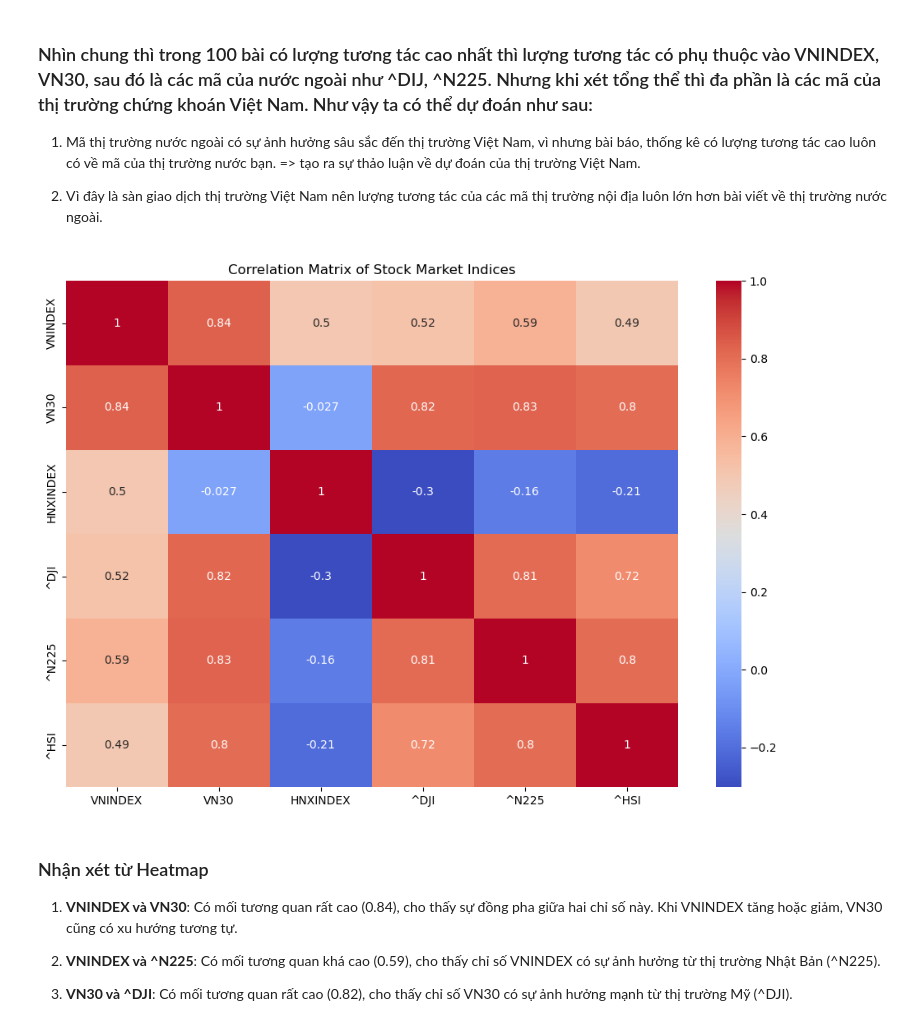
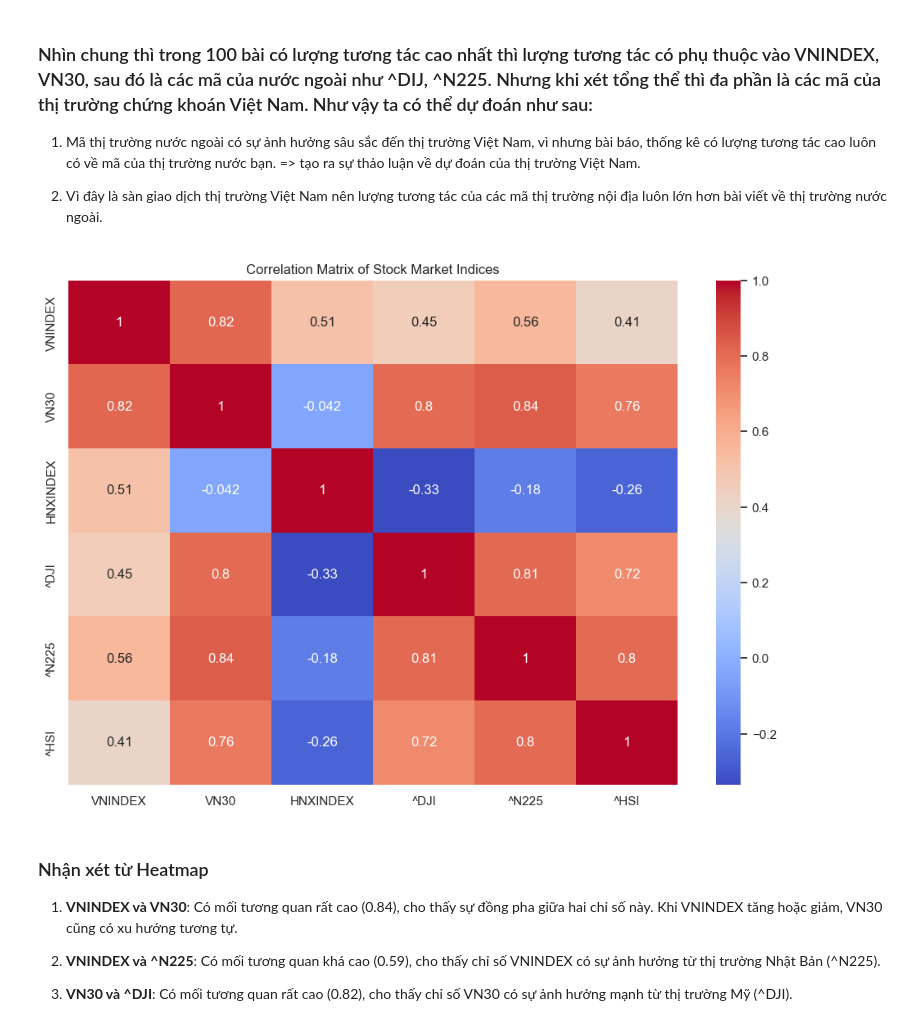
Before and after one commit to Legend0fHell/ait2006-data-processing-final, a Jupyter notebook: article_analyze.ipynb, the cells around one changed output. Cells and saved outputs as stored; diff of their text form; code cells hidden in the pictures.

```diff
--- a/article_analyze.ipynb
+++ b/article_analyze.ipynb
@@ -417,0 +383,32 @@ plt.show()
+# %%
+# tạo ra link_type_counts_by_date
+link_type_counts_by_date = links_df.groupby([pd.Grouper(key='date', freq='D')]).size().reset_index(name='count')
+link_type_counts_by_date['date'] = link_type_counts_by_date['date'].dt.strftime('%Y-%m-%d')
+
+from scipy.interpolate import make_interp_spline
+
+# Thiết lập bảng màu và phong cách
+sns.set_palette("pastel")
+sns.set_style("whitegrid")
+
+# Nội suy để đường mượt hơn
+x = np.arange(len(link_type_counts_by_date['date']))
+x_new = np.linspace(x.min(), x.max(), 300)
+y_spline = make_interp_spline(x, link_type_counts_by_date['count'])(x_new)
+
+# Vẽ biểu đồ
+plt.figure(figsize=(14, 8))
+plt.plot(x_new, y_spline, color='#1f77b4', linewidth=2, label='Total Links')
+plt.scatter(x, link_type_counts_by_date['count'], color='#1f77b4', edgecolor='black', alpha=0.7, s=50, label='Data Points')
+
+# Thêm nhãn và chú thích
+plt.title('Total Number of Links Posted by Date', fontsize=16, weight='bold', pad=20)
+plt.xlabel('Date', fontsize=14, labelpad=10)
+plt.ylabel('Count', fontsize=14, labelpad=10)
+plt.xticks(ticks=x[::len(x)//10], labels=link_type_counts_by_date['date'][::len(x)//10], rotation=45, fontsize=10)
+plt.yticks(fontsize=10)
+plt.legend(fontsize=12, loc='upper left')
+
+# Tăng khoảng cách và hiển thị biểu đồ
+plt.tight_layout()
+plt.show()
@@ -641,9 +640,10 @@ vnindex_prices['close'] = vnindex_prices['close'].astype(str).str.replace(',', '
 vn30_prices['close'] = vn30_prices['close'].astype(str).str.replace(',', '').astype(float)
 hnxindex_prices['close'] = hnxindex_prices['close'].astype(str).str.replace(',', '').astype(float)
 
-vnindex_prices = vnindex_prices.groupby(vnindex_prices['time'].dt.date)['close'].mean().reset_index()
-vn30_prices = vn30_prices.groupby(vn30_prices['time'].dt.date)['close'].mean().reset_index()
-hnxindex_prices = hnxindex_prices.groupby(hnxindex_prices['time'].dt.date)['close'].mean().reset_index()
+# lay gia tri cuoi cung cua ngay
+vnindex_prices = vnindex_prices.groupby(vnindex_prices['time'].dt.date)['close'].last().reset_index()
+vn30_prices = vn30_prices.groupby(vn30_prices['time'].dt.date)['close'].last().reset_index()
+hnxindex_prices = hnxindex_prices.groupby(hnxindex_prices['time'].dt.date)['close'].last().reset_index()
 
 # Chuyển cột 'time' sang định dạng datetime
 dji_prices['time'] = pd.to_datetime(dji_prices['time'], format='mixed')
@@ -657,34 +657,34 @@ date_range = pd.date_range(start="2024-09-04", end="2024-11-04", freq='D')
 vnindex_prices = vnindex_prices.set_index('time').reindex(date_range).ffill().bfill().reset_index()
 vn30_prices = vn30_prices.set_index('time').reindex(date_range).ffill().bfill().reset_index()
 hnxindex_prices = hnxindex_prices.set_index('time').reindex(date_range).ffill().bfill().reset_index()
 dji_prices = dji_prices.set_index('time').reindex(date_range).ffill().bfill().reset_index()
 n225_prices = n225_prices.set_index('time').reindex(date_range).ffill().bfill().reset_index()
 hsi_prices = hsi_prices.set_index('time').reindex(date_range).ffill().bfill().reset_index()
 
 data = {
     "time": date_range,
     "VNINDEX": vnindex_prices['close'],
     "VN30": vn30_prices['close'],
     "HNXINDEX": hnxindex_prices['close'],
     "^DJI": dji_prices['close'],
     "^N225": n225_prices['close'],
     "^HSI": hsi_prices['close'],
 }
 
 # Tạo DataFrame
 mock_df = pd.DataFrame(data)
 
 # Tính toán ma trận tương quan
 correlation_matrix = mock_df.drop(columns=["time"]).corr()
 correlation_matrix
 
 # Tạo heatmap
 plt.figure(figsize=(12, 8))
 sns.heatmap(correlation_matrix, annot=True, cmap='coolwarm')
 plt.title('Correlation Matrix of Stock Market Indices')
 plt.show()
 # %% [output]
-[figure, old version]
+[figure, new version]
 # %% [markdown]
 ### Nhận xét từ Heatmap
 
```
Also changed, not shown: parts of 26 cells of this notebook.
